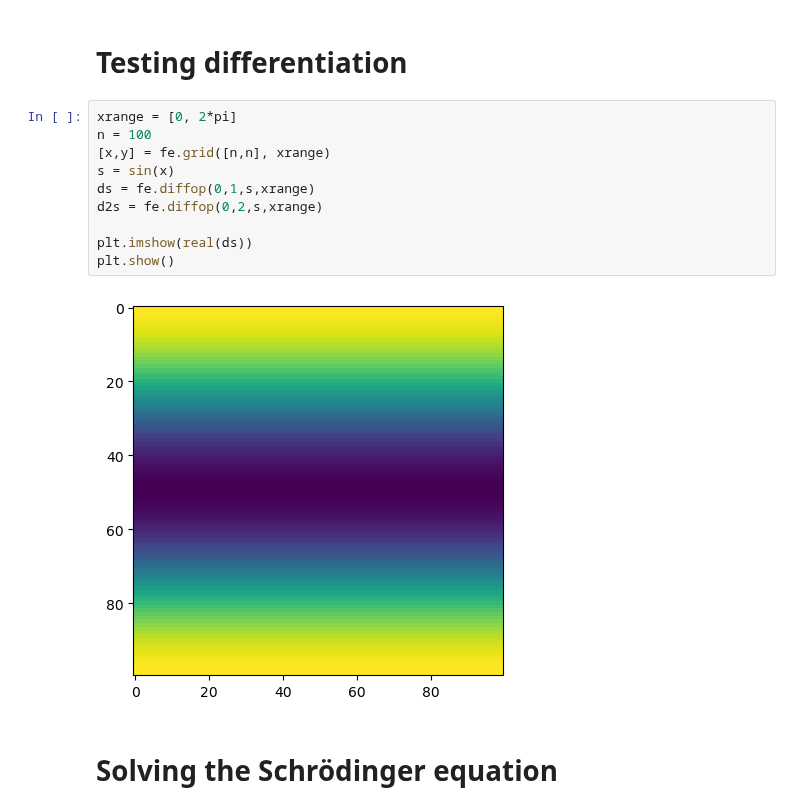
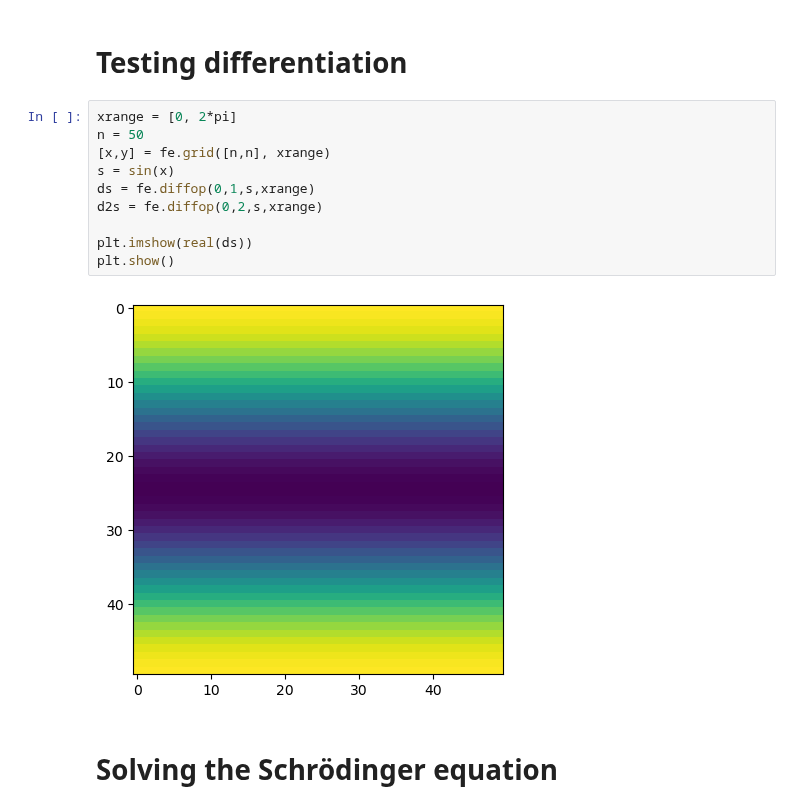
Before and after one commit to brownadder/expsolve, a Jupyter notebook: examples/fourier/example2d.ipynb, the cells around one changed output. Cells and saved outputs as stored; diff of their text form.

```diff
--- a/examples/fourier/example2d.ipynb
+++ b/examples/fourier/example2d.ipynb
@@ -20,16 +19,16 @@ plt.show()
 # Testing differentiation
 # %%
 xrange = [0, 2*pi]
-n = 100
+n = 50
 [x,y] = fe.grid([n,n], xrange)
 s = sin(x)
 ds = fe.diffop(0,1,s,xrange)
 d2s = fe.diffop(0,2,s,xrange)
 
 plt.imshow(real(ds))
 plt.show()
 # %% [output]
-[figure, old version]
+[figure, new version]
 # %% [markdown]
 # Solving the Schrödinger equation
 # %% [markdown]
```
Also changed, not shown: parts of 13 cells of this notebook.
